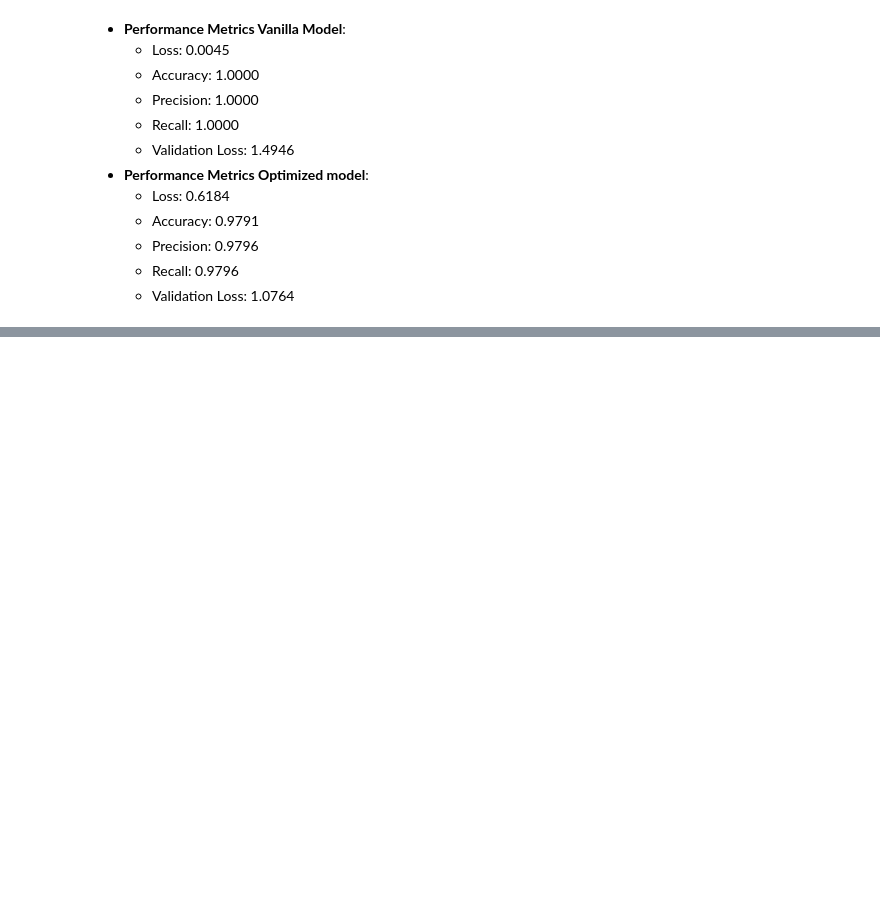
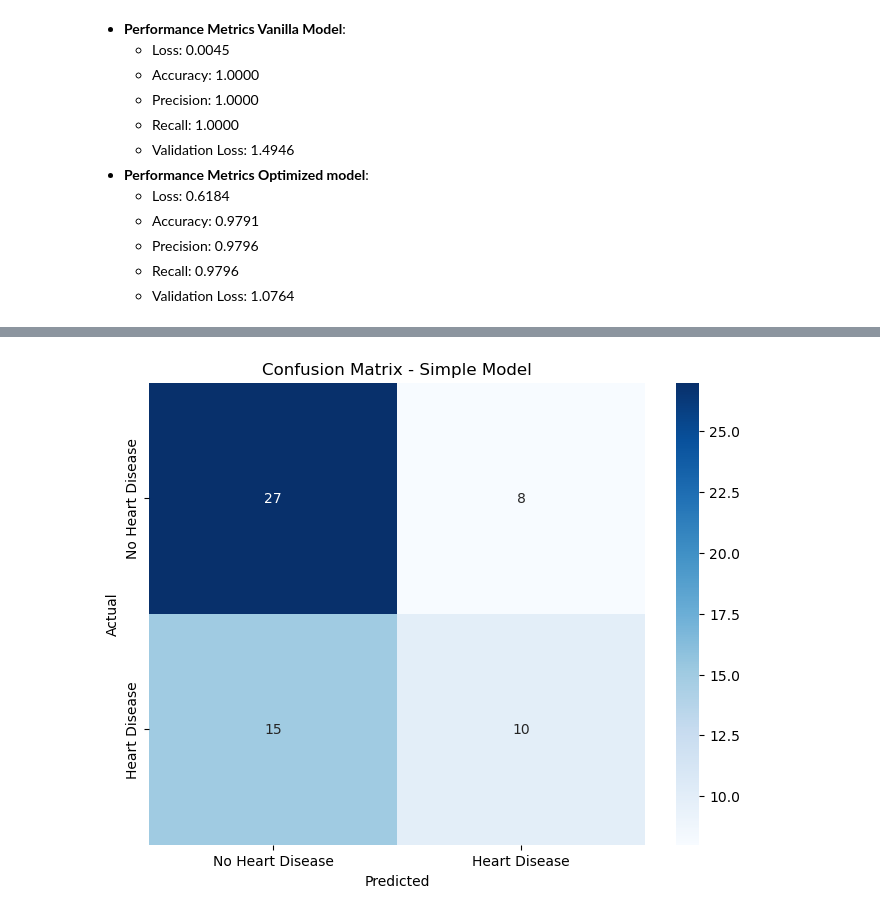
Before and after one commit to davyleroy/Heart-Disease-Finding, a Jupyter notebook: Notebook.ipynb, the cells around one changed output, grey strips where cells are left out. Cells and saved outputs as stored; diff of their text form; code cells hidden in the pictures; blank space fills up the shorter version.

```diff
--- a/Notebook.ipynb
+++ b/Notebook.ipynb
@@ -241,14 +241,14 @@ from keras.models import Sequential
 from keras.layers import Dense
 
 
-model = Sequential()
-model.add(Dense(128, activation="relu", input_shape=(x_train.shape[1],)))
-model.add(Dense(64, activation="relu"))
-model.add(Dense(64, activation="relu"))
-model.add(Dense(32, activation="relu"))
-model.add(Dense(1, activation="sigmoid"))
-model.summary()
+model1 = Sequential()
+model1.add(Dense(128, activation="relu", input_shape=(x_train.shape[1],)))
+model1.add(Dense(64, activation="relu"))
+model1.add(Dense(64, activation="relu"))
+model1.add(Dense(32, activation="relu"))
+model1.add(Dense(1, activation="sigmoid"))
+model1.summary()
 
 
-model.compile(loss='categorical_crossentropy', optimizer='adamax', metrics=['accuracy','precision','recall'])
+model1.compile(loss='categorical_crossentropy', optimizer='adamax', metrics=['accuracy','precision','recall'])
 # %% [output]
@@ -450,0 +458,13 @@ In this section we will compare the different models and how they perform so as
+# %%
+y_pred_simple = model1.predict(x_test)
+y_pred_simple = (y_pred_simple > 0.5).astype(int)
+cm_simple = confusion_matrix(y_test, y_pred_simple)
+plt.figure(figsize=(8, 6))
+sns.heatmap(cm_simple, annot=True, fmt='d', cmap='Blues',
+xticklabels=['No Heart Disease', 'Heart Disease'],
+yticklabels=['No Heart Disease', 'Heart Disease'])
+plt.title('Confusion Matrix - Simple Model')
+plt.xlabel('Predicted')
+plt.ylabel('Actual')
+plt.show()
+# %% [output]
@@ -450,0 +472 @@ In this section we will compare the different models and how they perform so as
+[figure, added]
```
Also changed, not shown: parts of 11 cells of this notebook.
